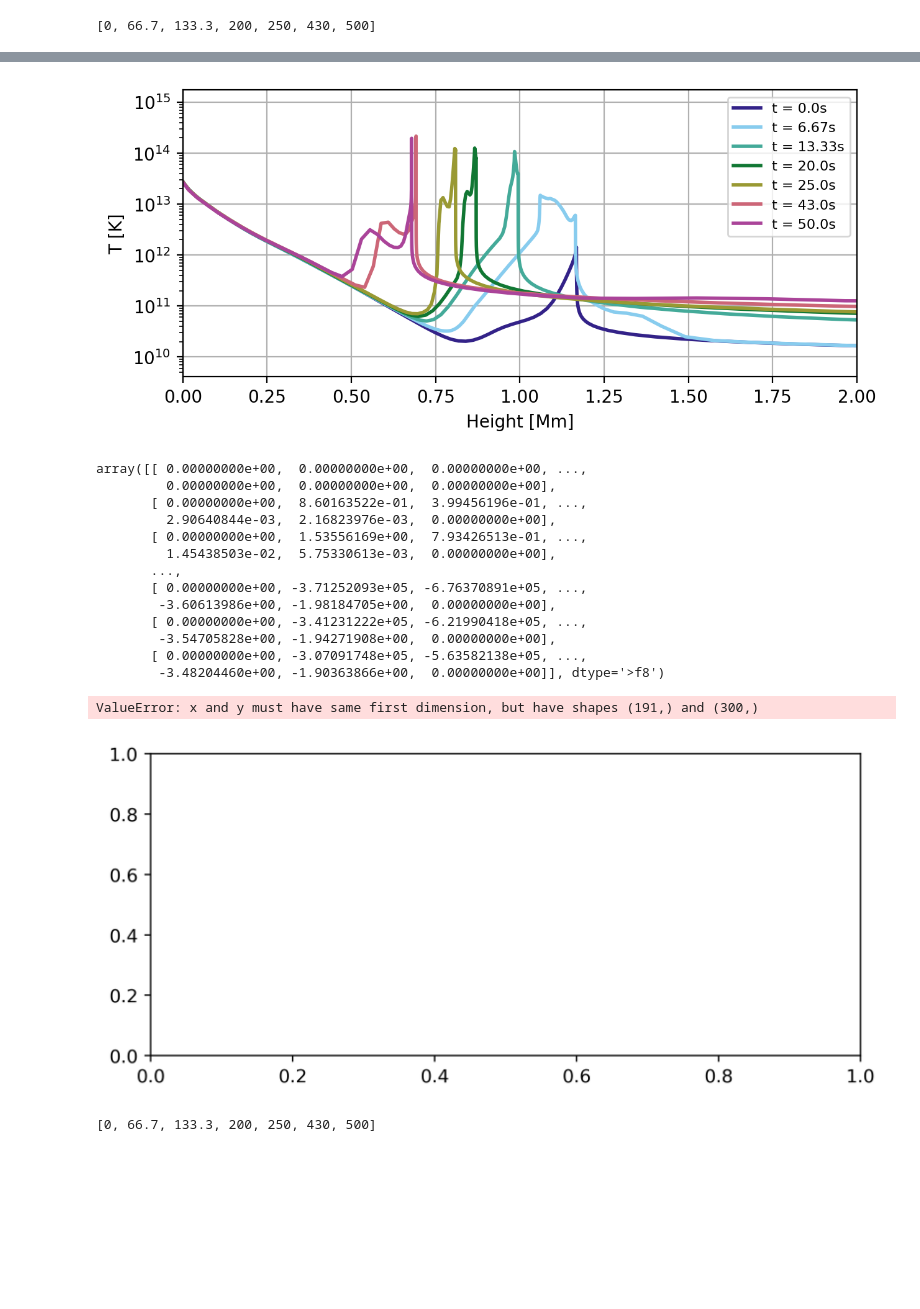
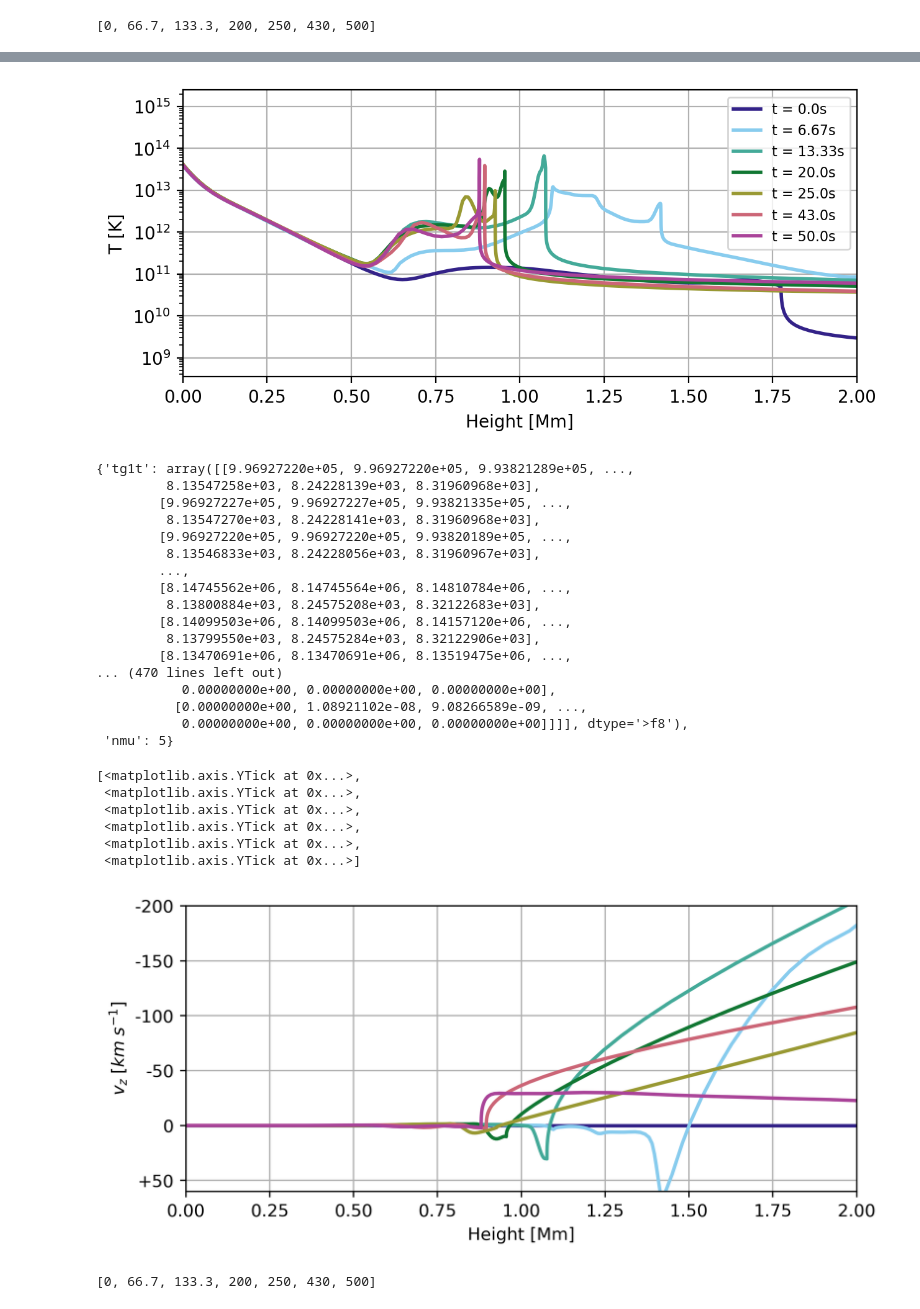
Before and after one commit to coletamburri2112/Flare_Patrol_Analysis, a Jupyter notebook: NOTEBOOKS/RADYNevolve.ipynb, the cells around one changed output, grey strips where cells are left out. Cells and saved outputs as stored; diff of their text form; code cells hidden in the pictures; blank space fills up the shorter version.

```diff
--- a/NOTEBOOKS/RADYNevolve.ipynb
+++ b/NOTEBOOKS/RADYNevolve.ipynb
@@ -9,8 +9,9 @@ from scipy.signal import convolve
 # %%
 # before this, will need to save variables tg1t, z1t, ne1t, pg1t, q, nq, qnorm, outintt, nmu to save file... or access some other way
 #filename='/Users/coletamburri/Desktop/radyn_15_8_5e10.sav'
-#filename='/Users/coletamburri/Desktop/August_2022_Observations_Paper/radynout.sav'
-filename = '/Users/coletamburri/Desktop/15_8_5e10_wRC.sav'
+filename='/Users/coletamburri/Desktop/August_2022_Observations_Paper/radynout.sav'
+#filename = '/Users/coletamburri/Desktop/15_8_5e10_wRC.sav'
+#filename='/Users/coletamburri/Desktop/RH_Input_Files/radyn_out.val3c_d8_3.0e11_t20s_15kev_fp.sav'
 filename_dkist = '/Users/coletamburri/Desktop/RH_Versions_and_Tools/RH_output_files_npz/dkist_obs_file.npz'
 
 # change based on desired line and fwhm of observations
@@ -123,8 +124,8 @@ cmap_choice2 = map(np.linspace(0,1,ncol2))
 cmap_choice2 = ['#332288','#88CCEE','#44AA99','#117733','#999933','#CC6677','#AA4499','#AA4499','#AA4499','#AA4499']
 
 fig,ax=plt.subplots(dpi=200,figsize=(7,3))
-for i in range(len(timesinit)):
-    ax.plot(read['z1t'][int(timesinit[i]),:]/1e8,(read['tg1t'][int(timesinit[i]),:]),label='t = '+str(round(timesinit[i]/10,2))+'s',linewidth=2)
+for i in range(len(timesinit)-3):
+    ax.plot(read['z1t'][int(timesinit[i]),:]/1e8,(read['tg1t'][int(timesinit[i]),:]),label='t = '+str(round(timesinit[i]/10,2))+'s',linewidth=2,c=cmap_choice2[i])
 
 #for i in range(len(times2)):
 #    ax.plot(read['z1t'][int(times2[i]),:]/1e8,(read['tg1t'][int(times2[i]),:]),color=cmap_choice2[len(timesinit)+i],label='t = '+str(round(times2[i]/10,2))+'s',linewidth=2)
@@ -160,52 +161,62 @@ ax.set_xlabel('Height [Mm]')
 ax.set_xlim([0,2])
 plt.yscale('log')
 # %% [output]
-[figure, old version]
+[figure, new version]
 # %%
-filename2='/Users/coletamburri/Desktop/chosenvel.sav'
+filename2='/Users/coletamburri/Desktop/August_2022_Observations_Paper/chosenvel.sav'
 read2 = readsav(filename2)
 # %%
-read2['vz1t']
+read
 # %% [output]
-array([[ 0.00000000e+00,  0.00000000e+00,  0.00000000e+00, ...,
-         0.00000000e+00,  0.00000000e+00,  0.00000000e+00],
-       [ 0.00000000e+00,  8.60163522e-01,  3.99456196e-01, ...,
-         2.90640844e-03,  2.16823976e-03,  0.00000000e+00],
-       [ 0.00000000e+00,  1.53556169e+00,  7.93426513e-01, ...,
-         1.45438503e-02,  5.75330613e-03,  0.00000000e+00],
-       ...,
-       [ 0.00000000e+00, -3.71252093e+05, -6.76370891e+05, ...,
-        -3.60613986e+00, -1.98184705e+00,  0.00000000e+00],
-       [ 0.00000000e+00, -3.41231222e+05, -6.21990418e+05, ...,
-        -3.54705828e+00, -1.94271908e+00,  0.00000000e+00],
-       [ 0.00000000e+00, -3.07091748e+05, -5.63582138e+05, ...,
-        -3.48204460e+00, -1.90363866e+00,  0.00000000e+00]], dtype='>f8')
+{'tg1t': array([[9.96927220e+05, 9.96927220e+05, 9.93821289e+05, ...,
+         8.13547258e+03, 8.24228139e+03, 8.31960968e+03],
+        [9.96927227e+05, 9.96927227e+05, 9.93821335e+05, ...,
+         8.13547270e+03, 8.24228141e+03, 8.31960968e+03],
+        [9.96927220e+05, 9.96927220e+05, 9.93820189e+05, ...,
+         8.13546833e+03, 8.24228056e+03, 8.31960967e+03],
+        ...,
+        [8.14745562e+06, 8.14745564e+06, 8.14810784e+06, ...,
+         8.13800884e+03, 8.24575208e+03, 8.32122683e+03],
+        [8.14099503e+06, 8.14099503e+06, 8.14157120e+06, ...,
+         8.13799550e+03, 8.24575284e+03, 8.32122906e+03],
+        [8.13470691e+06, 8.13470691e+06, 8.13519475e+06, ...,
+... (470 lines left out)
+           0.00000000e+00, 0.00000000e+00, 0.00000000e+00],
+          [0.00000000e+00, 1.08921102e-08, 9.08266589e-09, ...,
+           0.00000000e+00, 0.00000000e+00, 0.00000000e+00]]]], dtype='>f8'),
+ 'nmu': 5}
 # %%
 
 
 ncol2 = len(timesinit)#+len(times2)
 map = tol_colors.tol_cmap(colormap='rainbow_discrete',lut=ncol2)
 cmap_choice2 = map(np.linspace(0,1,ncol2))
 
 cmap_choice2 = ['#332288','#88CCEE','#44AA99','#117733','#999933','#CC6677','#AA4499','#AA4499','#AA4499','#AA4499']
 
 fig,ax=plt.subplots(dpi=400,figsize=(7,3))
 for i in range(len(timesinit)):
     ax.plot(read['z1t'][int(timesinit[i]),:]/1e8,(read2['vz1t'][int(timesinit[i]),:])/1e5,color=cmap_choice2[i],label='t = '+str(round(timesinit[i]/10,2))+'s',linewidth=2)
 
 #for i in range(len(times2)):
 #    ax.plot(read['z1t'][int(times2[i]),:]/1e8,(read['ne1t'][int(times2[i]),:]),color=cmap_choice2[len(timesinit)+i],label='t = '+str(round(times2[i]/10,2))+'s',linewidth=2)
 
 ax.grid()
 #ax.legend(fontsize=8,loc='lower left')
 ax.set_ylabel(r'$v_z\; [km\;s^{-1}]$')
 ax.set_xlabel('Height [Mm]')
 ax.set_xlim([0,2])
-ax.set_ylim([-35,200])
+ax.set_ylim([-60,200])
+ax.set_yticks([-50,0,50,100,150,200],labels=['+50','0','-50','-100','-150','-200'])
 #plt.yscale('log')
 # %% [output]
-ValueError: x and y must have same first dimension, but have shapes (191,) and (300,)
+[<matplotlib.axis.YTick at 0x...>,
+ <matplotlib.axis.YTick at 0x...>,
+ <matplotlib.axis.YTick at 0x...>,
+ <matplotlib.axis.YTick at 0x...>,
+ <matplotlib.axis.YTick at 0x...>,
+ <matplotlib.axis.YTick at 0x...>]
-[figure, old version]
+[figure, new version]
 # %%
 def tosi(self, wav, s):
     clight=2.99792458e8      #speed of light [m/s]
```
Also changed, not shown: parts of 4 cells of this notebook, 25 other files.
